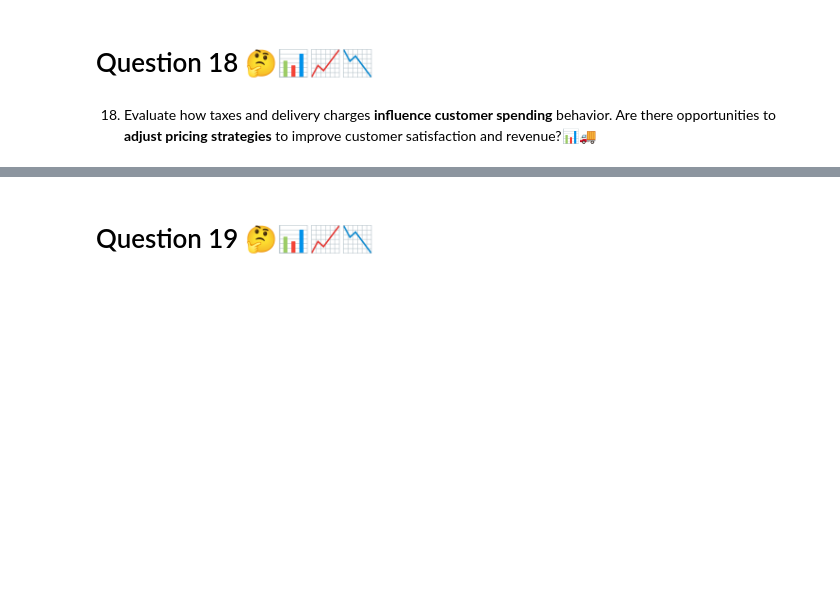
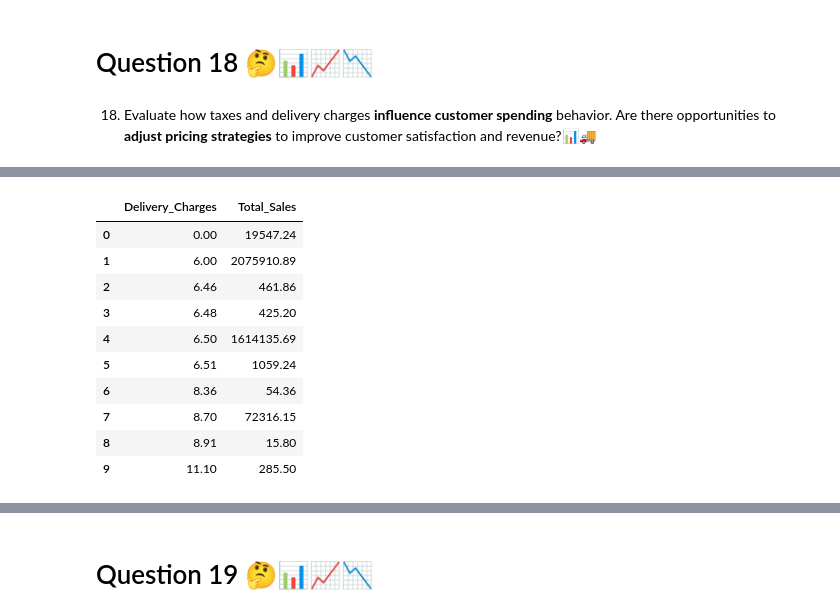
Before and after one commit to Smita569/E-commerce_Marketing_and_sales, a Jupyter notebook: E_commerce_Marketing_and_sales_Business_Case.ipynb, the cells around one changed output, grey strips where cells are left out. Drawn from its saved outputs; the diff is of its cells as text; code cells hidden in the pictures; blank space fills up the shorter version.

```diff
--- a/E_commerce_Marketing_and_sales_Business_Case.ipynb
+++ b/E_commerce_Marketing_and_sales_Business_Case.ipynb
@@ -906,0 +931,17 @@ plt.show()
+# %%
+# Group by data by delivery charges with respective to Total Sales
+df_sales_tax_merged=pd.merge(df_sales_with_first_purchase,df_taxAmount,on='Product_Category')
+df_sales_tax_merged_deliverygrp=df_sales_tax_merged.groupby('Delivery_Charges')['Total_Sales'].sum().reset_index()
+df_sales_tax_merged_deliverygrp.head(10)
+# %% [output]
+|  | Delivery_Charges | Total_Sales |
+| 0 | 0.00 | 19547.24 |
+| 1 | 6.00 | 2075910.89 |
+| 2 | 6.46 | 461.86 |
+| 3 | 6.48 | 425.20 |
+| 4 | 6.50 | 1614135.69 |
+| 5 | 6.51 | 1059.24 |
+| 6 | 8.36 | 54.36 |
+| 7 | 8.70 | 72316.15 |
+| 8 | 8.91 | 15.80 |
+| 9 | 11.10 | 285.50 |
```
Also changed, not shown: parts of 5 cells of this notebook.
